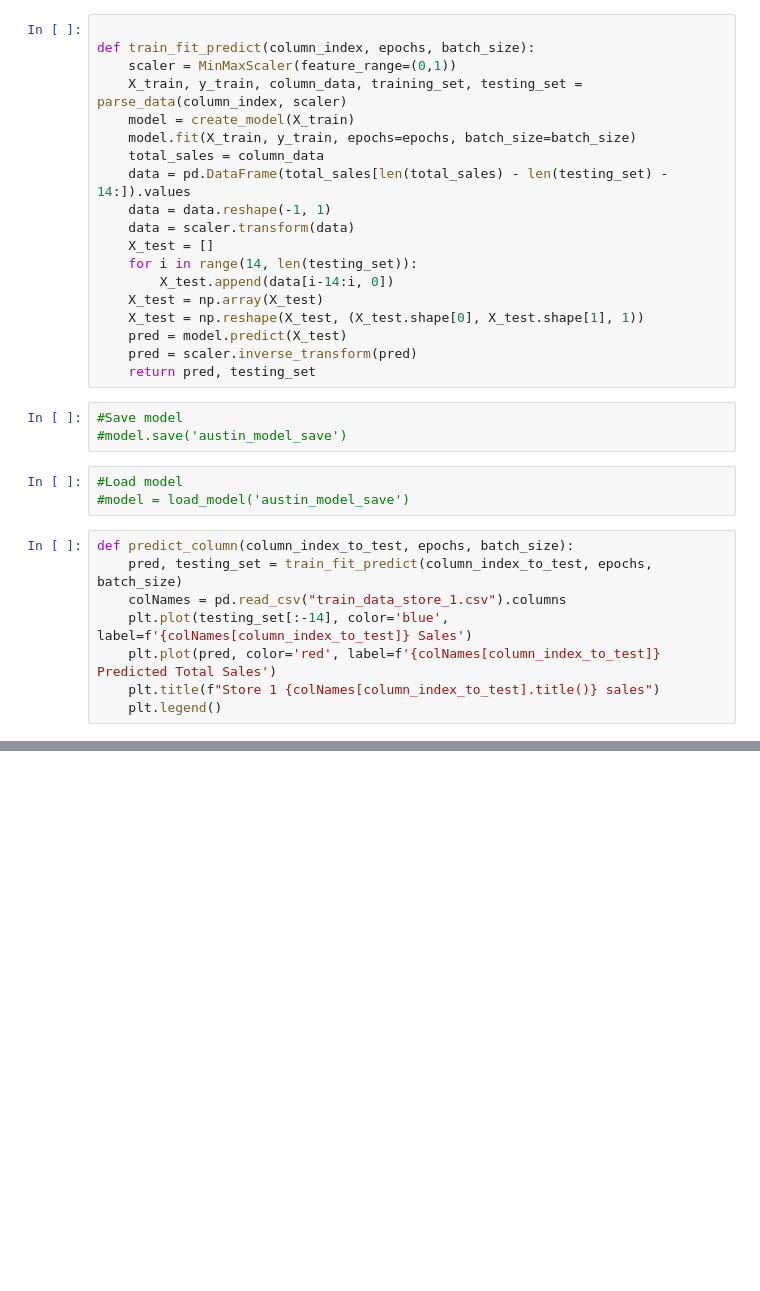
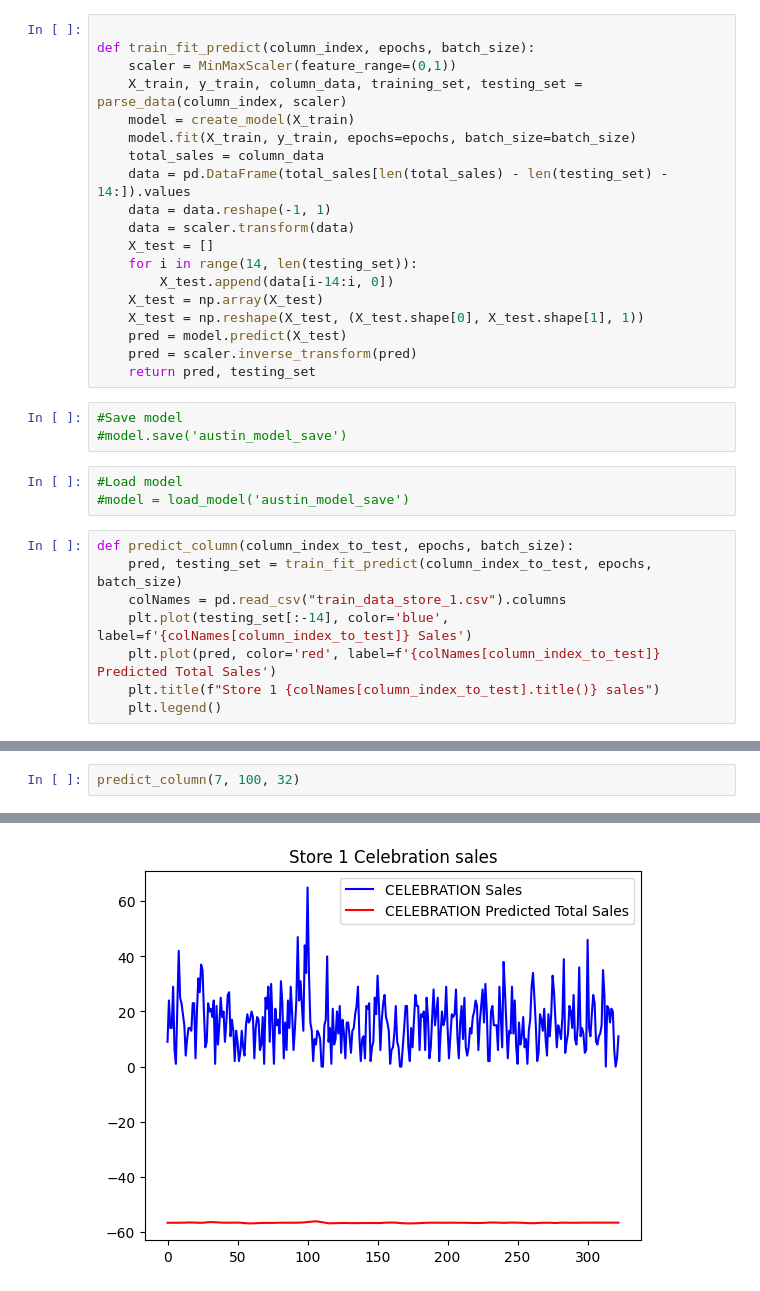
Before and after one commit to DylanDBurke26/CSE404-Group11, a Jupyter notebook: austin_model.ipynb, the cells around one changed output, grey strips where cells are left out. Cells and saved outputs as stored; diff of their text form; blank space fills up the shorter version.

```diff
--- a/austin_model.ipynb
+++ b/austin_model.ipynb
@@ -176,0 +219,3 @@ Epoch 100/100
+# %%
+predict_column(7, 100, 32)
+# %% [output]
@@ -176,0 +239 @@ Epoch 100/100
+[figure, added]
```
Also changed, not shown: parts of 35 cells of this notebook.
